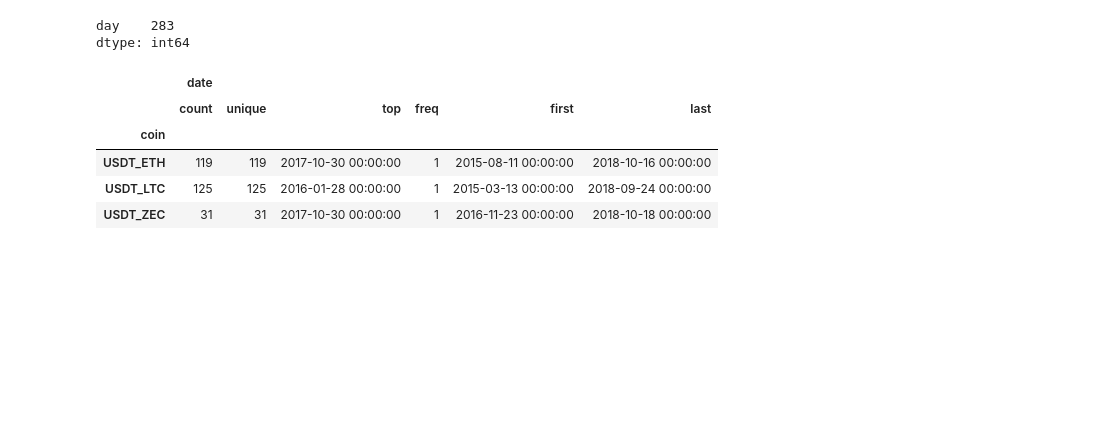
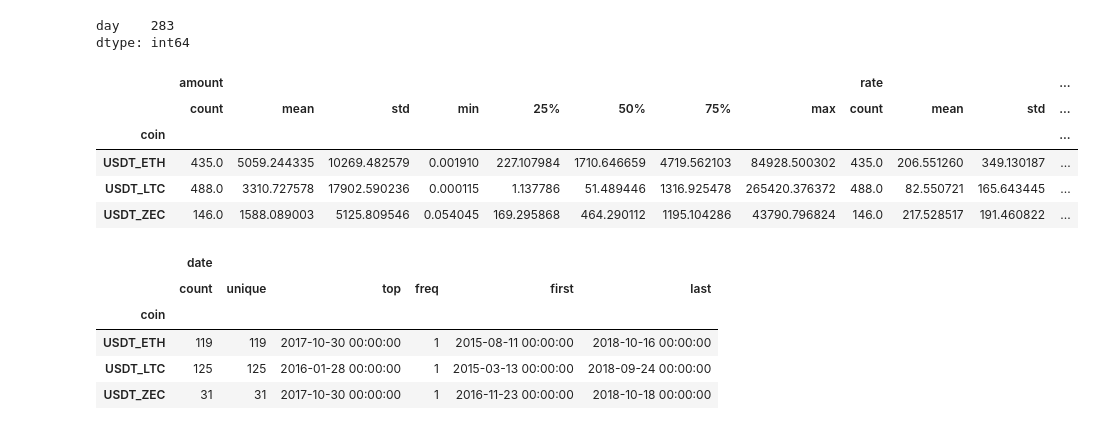
Before and after one commit to nikolasmagno/btc-alt, a Jupyter notebook: NTB-OPERACAO.ipynb, the cells around one changed output. Drawn from its saved outputs; the diff is of its cells as text; code cells hidden in the pictures; blank space fills up the shorter version.

```diff
--- a/NTB-OPERACAO.ipynb
+++ b/NTB-OPERACAO.ipynb
@@ -245,6 +245,16 @@ pd.DataFrame(alt_periodo_queda_btc.index.unique()).count()
 # %% [output]
 day    283
 dtype: int64
+# %%
+alt_periodo_queda_btc.groupby('coin').describe()
+#alt_periodo_queda_btc[alt_periodo_queda_btc.coin == 'USDT_ETH'].count()
+# %% [output]
+|  | amount |  |  |  |  |  |  |  | rate |  |  | ... |
+|  | count | mean | std | min | 25% | 50% | 75% | max | count | mean | std | ... |
+| coin |  |  |  |  |  |  |  |  |  |  |  | ... |
+| USDT_ETH | 435.0 | 5059.244335 | 10269.482579 | 0.001910 | 227.107984 | 1710.646659 | 4719.562103 | 84928.500302 | 435.0 | 206.551260 | 349.130187 | ... |
+| USDT_LTC | 488.0 | 3310.727578 | 17902.590236 | 0.000115 | 1.137786 | 51.489446 | 1316.925478 | 265420.376372 | 488.0 | 82.550721 | 165.643445 | ... |
+| USDT_ZEC | 146.0 | 1588.089003 | 5125.809546 | 0.054045 | 169.295868 | 464.290112 | 1195.104286 | 43790.796824 | 146.0 | 217.528517 | 191.460822 | ... |
 # %%
 #Analizando as alt's que subiram durante a queda do btc
 t_datas = alt_periodo_queda_btc.index.unique()
```
Also changed, not shown: parts of 1 cell of this notebook, 1 other file.
